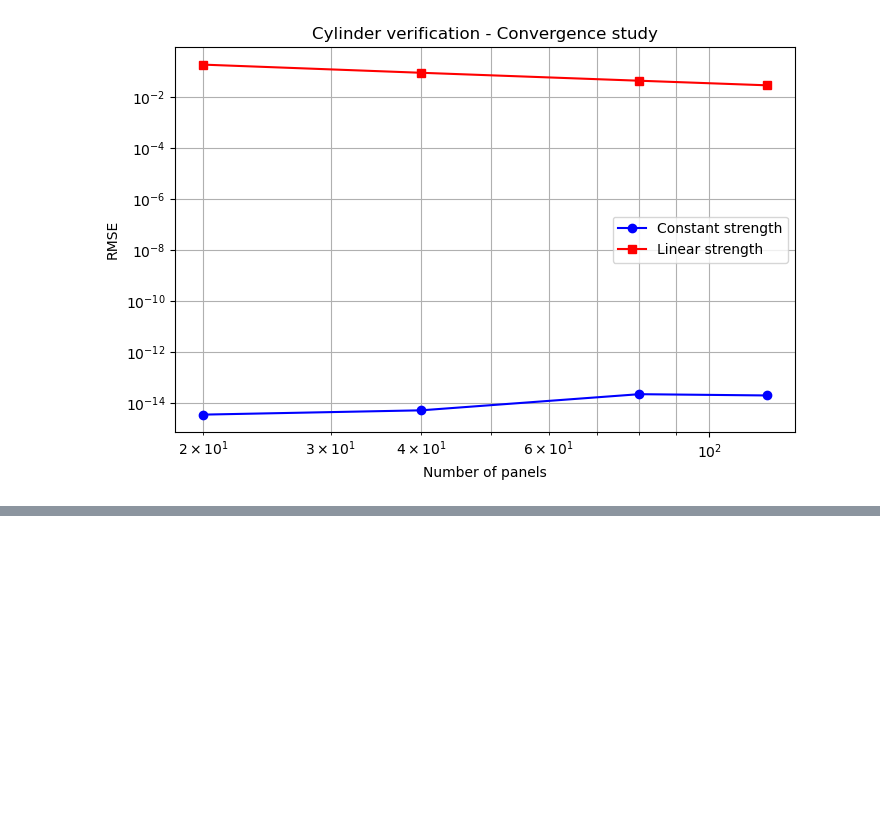
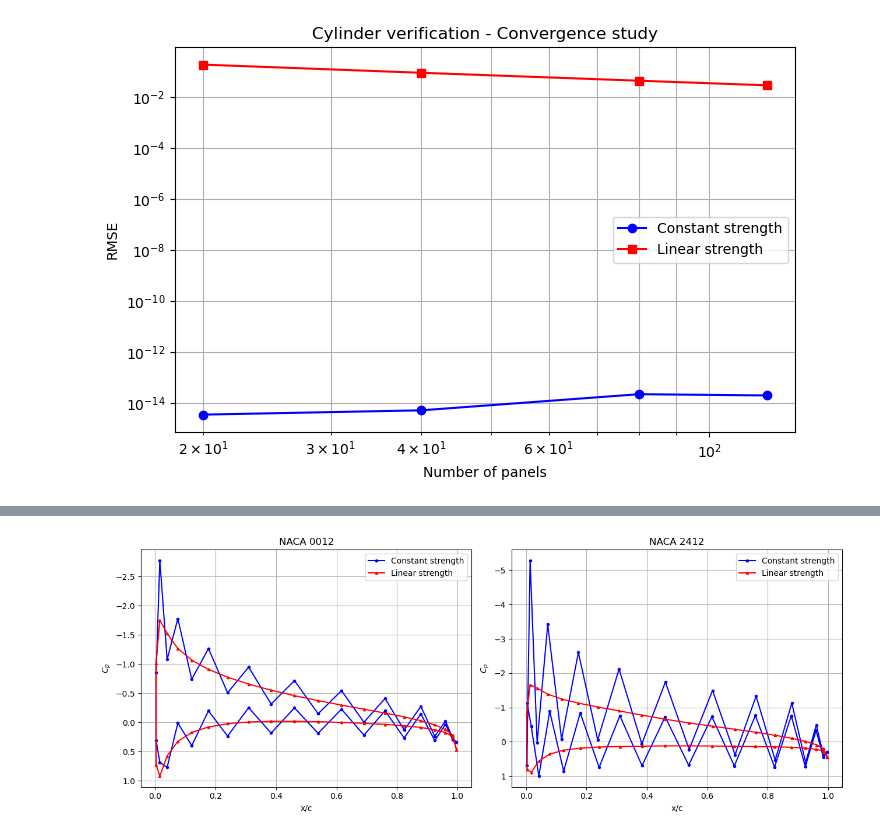
Before and after one commit to ashishbhole/AE611_2026, a Jupyter notebook: sc26m019 vignesh aero assign.ipynb, the cells around one changed output, grey strips where cells are left out. Saved outputs shown, nothing was run; the diff lists cells and outputs as text; code cells hidden in the pictures; blank space fills up the shorter version.

Commit message:
verify symmetric and cambered panel distributions

```diff
--- a/sc26m019 vignesh aero assign.ipynb
+++ b/sc26m019 vignesh aero assign.ipynb
@@ -921,3 +921,76 @@ Panels: 40 | Constant RMSE: 0 | Linear RMSE: 0.0891
 Panels: 80 | Constant RMSE: 0 | Linear RMSE: 0.0435
 Panels: 120 | Constant RMSE: 0 | Linear RMSE: 0.0288
 [figure]
+# %%
+
+# Compare NACA 0012 and NACA 2412
+
+N = 40
+alpha = np.radians(5)
+
+airfoils = ['0012', '2412']
+
+results = {}
+
+for name in airfoils:
+
+    XB, YB = naca4_boundary_points(name, N, spacing='cosine')
+
+    XC, YC, S, phi = panel_geometry(XB, YB)
+
+    # Constant-strength solution
+    gamma0, Vt0, Cp0, Cl0, error0 = vortex_panel_method_0(
+        XB, YB, alpha
+    )
+
+    # Linear-strength solution
+    gamma1, Vt1, Cp1, Cl1, error1 = vortex_panel_method_1(
+        XB, YB, alpha
+    )
+
+    results[name] = {
+        'XC': XC,
+        'Cp_constant': Cp0,
+        'Cp_linear': Cp1,
+        'Cl_constant': Cl0,
+        'Cl_linear': Cl1
+    }
+
+    print("NACA", name)
+    print("-------------------------")
+    print("Constant-strength Cl:", fmt(Cl0))
+    print("Linear-strength Cl:", fmt(Cl1))
+    print("Constant-strength normal error:", fmt(error0))
+    print("Linear-strength normal error:", fmt(error1))
+    print()
+
+
+# Plot pressure distributions
+fig, ax = plt.subplots(1, 2, figsize=(13, 5))
+
+for i, name in enumerate(airfoils):
+
+    ax[i].plot(
+        results[name]['XC'],
+        results[name]['Cp_constant'],
+        'bo-', markersize=3,
+        label='Constant strength'
+    )
+
+    ax[i].plot(
+        results[name]['XC'],
+        results[name]['Cp_linear'],
+        'r^-', markersize=3,
+        label='Linear strength'
+    )
+
+    ax[i].invert_yaxis()
+    ax[i].set_xlabel("x/c")
+    ax[i].set_ylabel("$C_p$")
+    ax[i].set_title("NACA " + name)
+    ax[i].legend()
+    ax[i].grid()
+
+plt.tight_layout()
+plt.show()
+# %% [output]
@@ -923,0 +1010 @@ Panels: 120 | Constant RMSE: 0 | Linear RMSE: 0.0288
+[figure, added]
```
Also changed, not shown: parts of 3 cells of this notebook.
